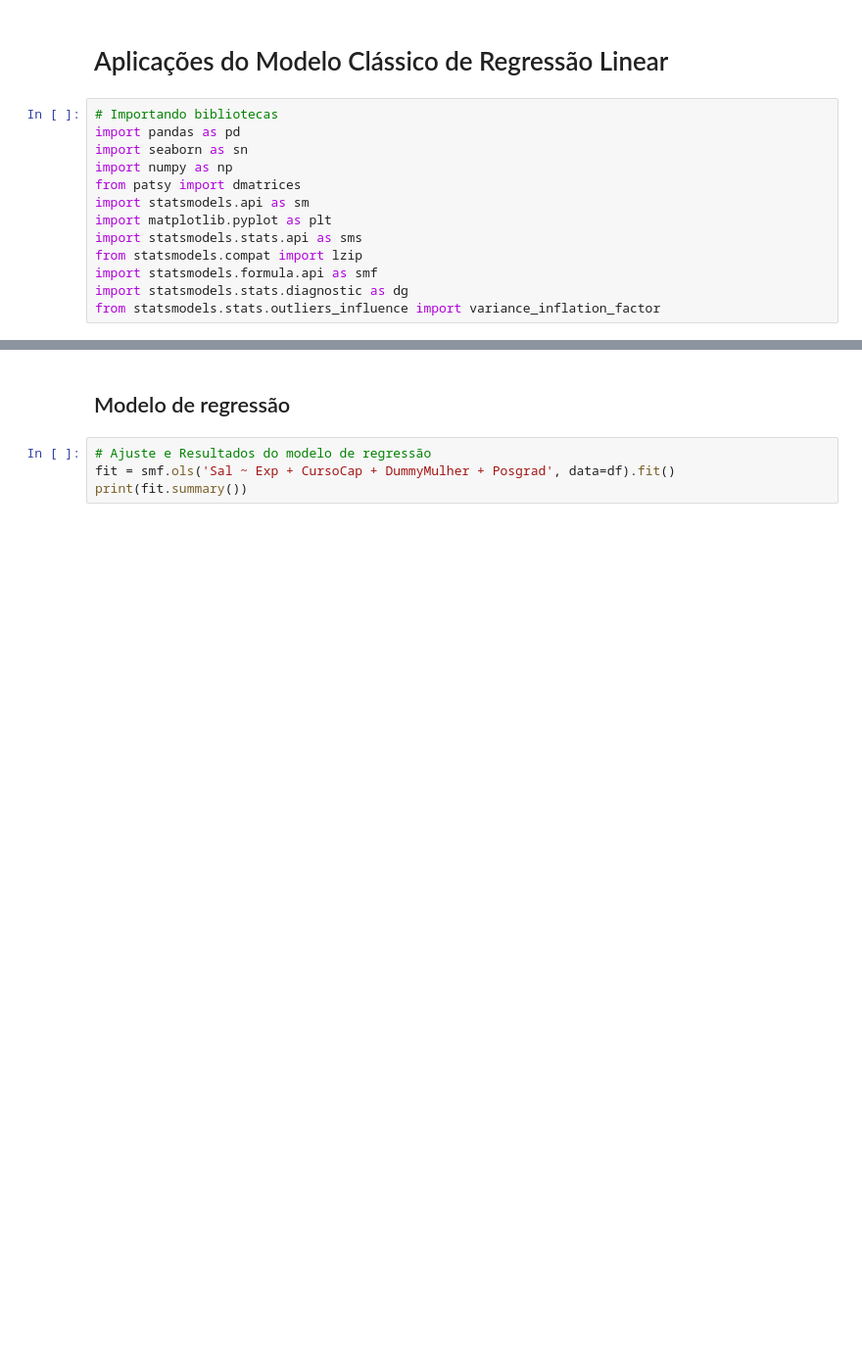
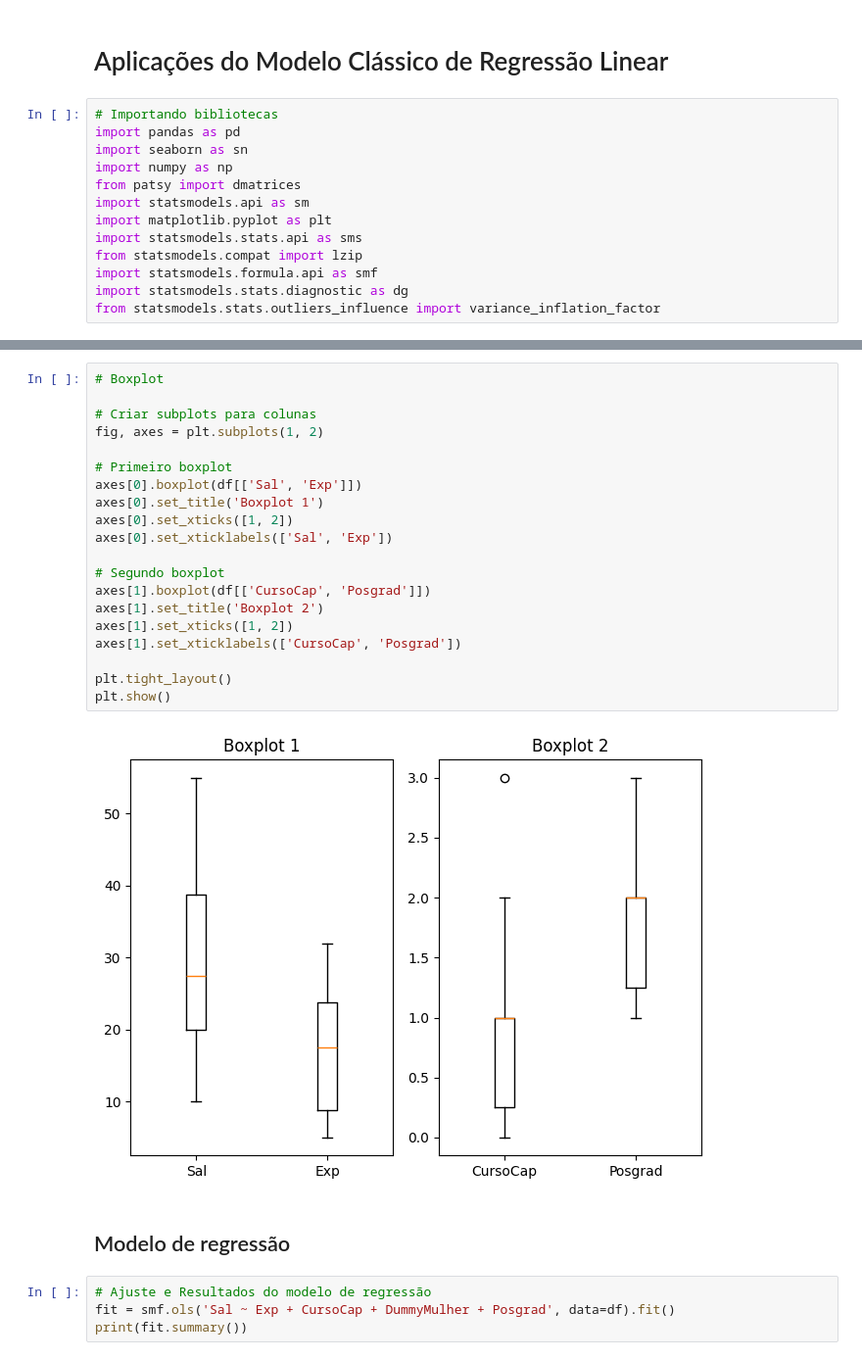
Before and after one commit to HerickSilva9/Aplicacoes-MCRL, a Jupyter notebook: main.ipynb, the cells around one changed output, grey strips where cells are left out. Shown: that part at 98% size. Cells and saved outputs as stored; diff of their text form; blank space fills up the shorter version.

```diff
--- a/main.ipynb
+++ b/main.ipynb
@@ -54,3 +89,25 @@ memory usage: 182.0 bytes
+# %%
+# Boxplot
+
+# Criar subplots para colunas
+fig, axes = plt.subplots(1, 2)
+
+# Primeiro boxplot
+axes[0].boxplot(df[['Sal', 'Exp']])
+axes[0].set_title('Boxplot 1')
+axes[0].set_xticks([1, 2])
+axes[0].set_xticklabels(['Sal', 'Exp'])
+
+# Segundo boxplot
+axes[1].boxplot(df[['CursoCap', 'Posgrad']])
+axes[1].set_title('Boxplot 2')
+axes[1].set_xticks([1, 2])
+axes[1].set_xticklabels(['CursoCap', 'Posgrad'])
+
+plt.tight_layout()
+plt.show()
+# %% [output]
+[figure, added]
 # %% [markdown]
 ## Modelo de regressão
 # %%
```
Also changed, not shown: parts of 10 cells of this notebook.
